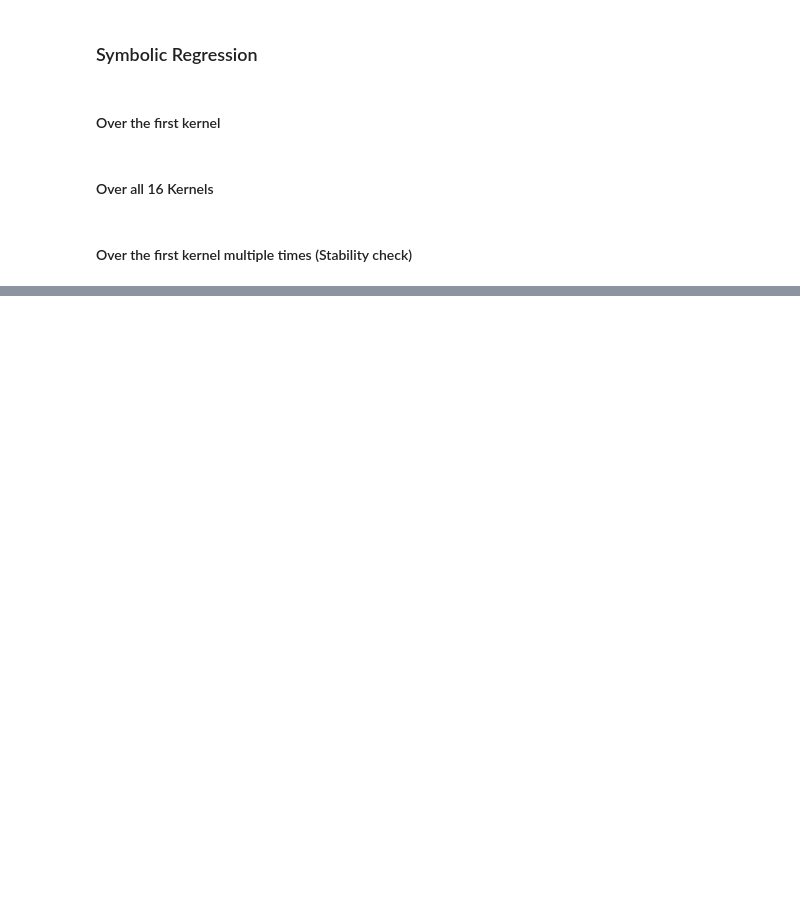
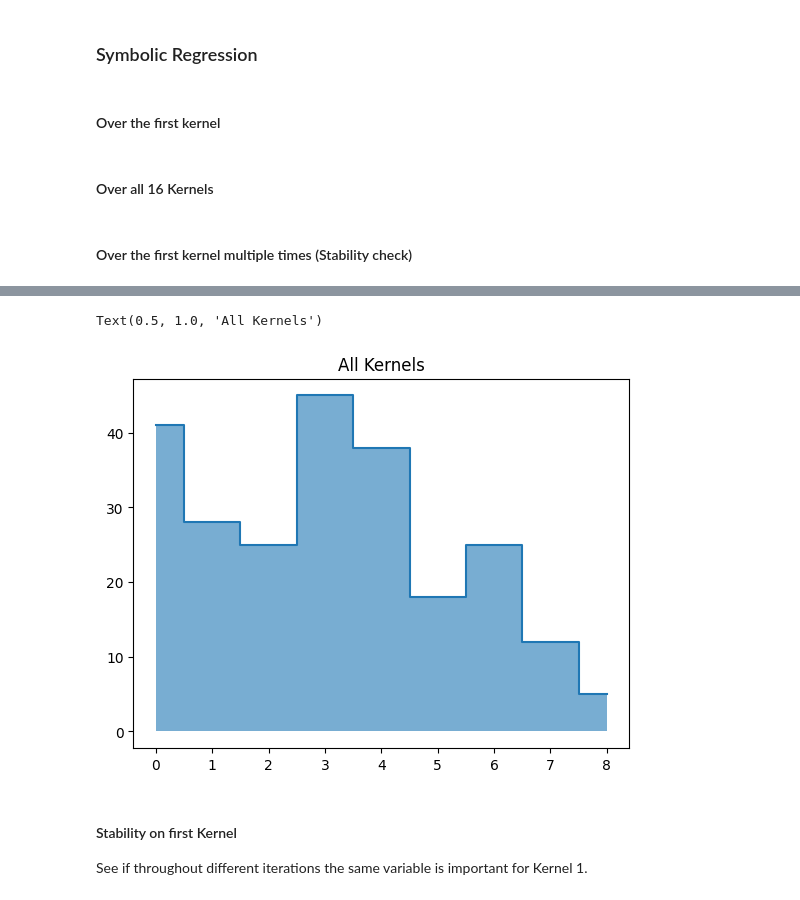
Before and after one commit to croniev/PySR-CNN, a Jupyter notebook: main.ipynb, the cells around one changed output, grey strips where cells are left out. Cells and saved outputs as stored; diff of their text form; code cells hidden in the pictures; blank space fills up the shorter version.

```diff
--- a/main.ipynb
+++ b/main.ipynb
@@ -149,0 +217,11 @@ regr_stability.to_csv('results_dct_filter3_stability.csv')
+# %%
+# Plot the occurances over all kernels
+plt.step(range(variables), df_variable_occurences_all.sum(), where='mid')
+plt.fill_between(range(variables), df_variable_occurences_all.sum(), step='mid', alpha=0.6)
+plt.title("All Kernels")
+# %% [output]
+Text(0.5, 1.0, 'All Kernels')
+[figure, added]
+# %% [markdown]
+#### Stability on first Kernel
+See if throughout different iterations the same variable is important for Kernel 1.
```
Also changed, not shown: parts of 14 cells of this notebook.
